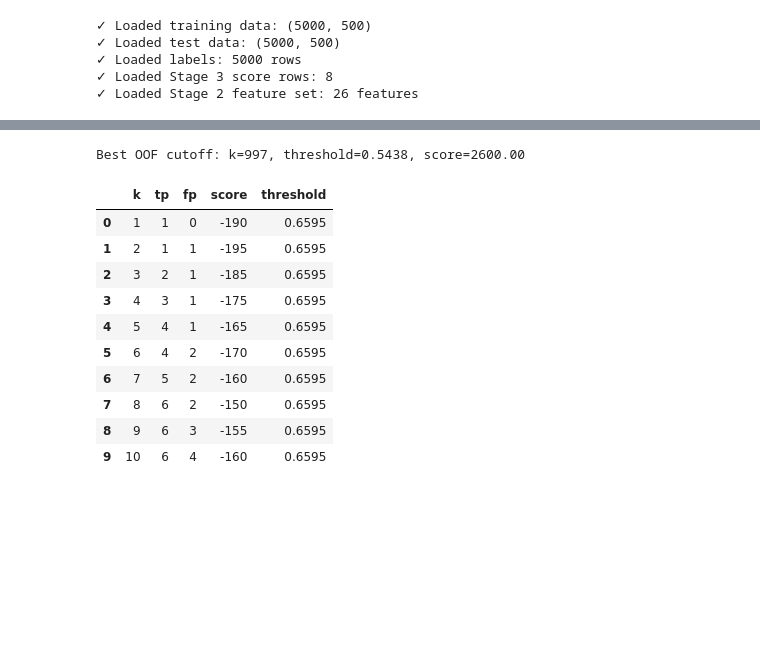
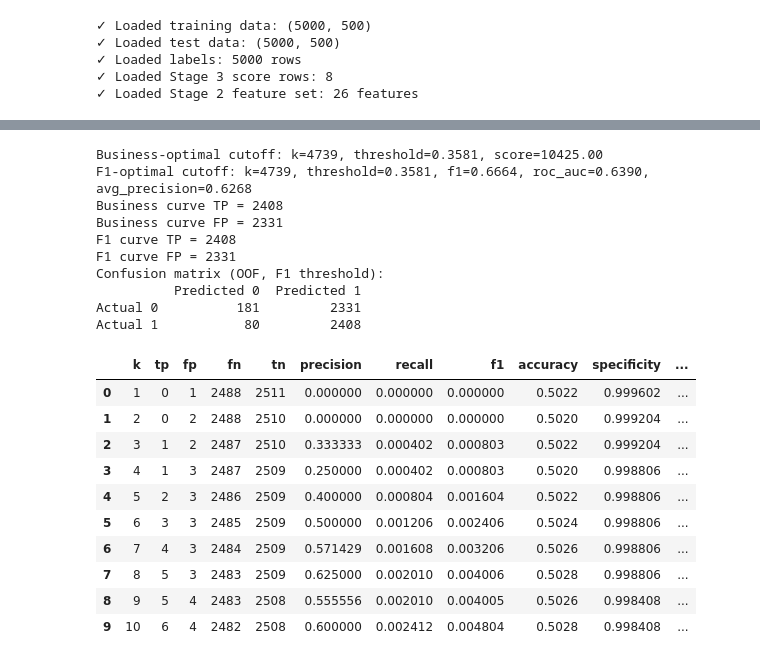
Before and after one commit to Pawlo77/cost-effective, a Jupyter notebook: notebooks/modeling.ipynb, the cells around one changed output, grey strips where cells are left out. Cells and saved outputs as stored; diff of their text form; code cells hidden in the pictures; blank space fills up the shorter version.

```diff
--- a/notebooks/modeling.ipynb
+++ b/notebooks/modeling.ipynb
@@ -259,35 +351,72 @@ Best feature set: top_01 (1 features)
 # %%
 oof_probabilities = compute_oof_probabilities(
     X_stage2[best_features],
     y_train,
     estimator_factory=tuned_factories.get(best_model_name, base_factories.get(best_model_name)),
     cv=5,
 )
-profit_curve = build_profit_curve(
+business_curve = build_profit_curve(
     y_train,
     oof_probabilities,
     feature_count=len(best_features),
-    max_targets=1000,
+    max_targets=10000,
+)
+f1_curve = build_f1_curve(
+    y_train,
+    oof_probabilities,
+    max_targets=10000,
+)
+
+business_best_row = business_curve.curve.loc[business_curve.curve["score"].idxmax()]
+f1_best_row = f1_curve.curve.loc[f1_curve.curve["f1"].idxmax()]
+selected_threshold = f1_curve.best_threshold
+y_pred_oof = (oof_probabilities >= selected_threshold).astype(int)
+confusion_df = pd.DataFrame(
+    confusion_matrix(y_train, y_pred_oof, labels=[0, 1]),
+    index=["Actual 0", "Actual 1"],
+    columns=["Predicted 0", "Predicted 1"],
 )
 
 print(
-    f"Best OOF cutoff: k={profit_curve.best_k}, threshold={profit_curve.best_threshold:.4f}, "
-    f"score={profit_curve.best_score:.2f}"
+    f"Business-optimal cutoff: k={business_curve.best_k}, "
+    f"threshold={business_curve.best_threshold:.4f}, "
+    f"score={business_curve.best_score:.2f}"
 )
-profit_curve.curve.head(10)
+print(
+    f"F1-optimal cutoff: k={f1_curve.best_k}, threshold={f1_curve.best_threshold:.4f}, "
+    f"f1={f1_curve.best_f1:.4f}, roc_auc={f1_curve.roc_auc:.4f}, "
+    f"avg_precision={f1_curve.average_precision:.4f}"
+)
+print(f"Business curve TP = {int(business_best_row['tp'])}")
+print(f"Business curve FP = {int(business_best_row['fp'])}")
+print(f"F1 curve TP = {int(f1_best_row['tp'])}")
+print(f"F1 curve FP = {int(f1_best_row['fp'])}")
+print("Confusion matrix (OOF, F1 threshold):")
+print(confusion_df.to_string())
+
+f1_curve.curve.head(10)
 # %% [output]
-Best OOF cutoff: k=997, threshold=0.5438, score=2600.00
+Business-optimal cutoff: k=4739, threshold=0.3581, score=10425.00
+F1-optimal cutoff: k=4739, threshold=0.3581, f1=0.6664, roc_auc=0.6390, avg_precision=0.6268
+Business curve TP = 2408
+Business curve FP = 2331
+F1 curve TP = 2408
+F1 curve FP = 2331
+Confusion matrix (OOF, F1 threshold):
+          Predicted 0  Predicted 1
+Actual 0          181         2331
+Actual 1           80         2408
-|  | k | tp | fp | score | threshold |
-| 0 | 1 | 1 | 0 | -190 | 0.6595 |
-| 1 | 2 | 1 | 1 | -195 | 0.6595 |
-| 2 | 3 | 2 | 1 | -185 | 0.6595 |
-| 3 | 4 | 3 | 1 | -175 | 0.6595 |
-| 4 | 5 | 4 | 1 | -165 | 0.6595 |
-| 5 | 6 | 4 | 2 | -170 | 0.6595 |
-| 6 | 7 | 5 | 2 | -160 | 0.6595 |
-| 7 | 8 | 6 | 2 | -150 | 0.6595 |
-| 8 | 9 | 6 | 3 | -155 | 0.6595 |
-| 9 | 10 | 6 | 4 | -160 | 0.6595 |
+|  | k | tp | fp | fn | tn | precision | recall | f1 | accuracy | specificity | ... |
+| 0 | 1 | 0 | 1 | 2488 | 2511 | 0.000000 | 0.000000 | 0.000000 | 0.5022 | 0.999602 | ... |
+| 1 | 2 | 0 | 2 | 2488 | 2510 | 0.000000 | 0.000000 | 0.000000 | 0.5020 | 0.999204 | ... |
+| 2 | 3 | 1 | 2 | 2487 | 2510 | 0.333333 | 0.000402 | 0.000803 | 0.5022 | 0.999204 | ... |
+| 3 | 4 | 1 | 3 | 2487 | 2509 | 0.250000 | 0.000402 | 0.000803 | 0.5020 | 0.998806 | ... |
+| 4 | 5 | 2 | 3 | 2486 | 2509 | 0.400000 | 0.000804 | 0.001604 | 0.5022 | 0.998806 | ... |
+| 5 | 6 | 3 | 3 | 2485 | 2509 | 0.500000 | 0.001206 | 0.002406 | 0.5024 | 0.998806 | ... |
+| 6 | 7 | 4 | 3 | 2484 | 2509 | 0.571429 | 0.001608 | 0.003206 | 0.5026 | 0.998806 | ... |
+| 7 | 8 | 5 | 3 | 2483 | 2509 | 0.625000 | 0.002010 | 0.004006 | 0.5028 | 0.998806 | ... |
+| 8 | 9 | 5 | 4 | 2483 | 2508 | 0.555556 | 0.002010 | 0.004005 | 0.5026 | 0.998408 | ... |
+| 9 | 10 | 6 | 4 | 2482 | 2508 | 0.600000 | 0.002412 | 0.004804 | 0.5028 | 0.998408 | ... |
 # %%
 final_prediction_result = fit_final_model_and_predict(
     X_train=X_stage2,
```
Also changed, not shown: parts of 5 cells of this notebook, 8 other files.
